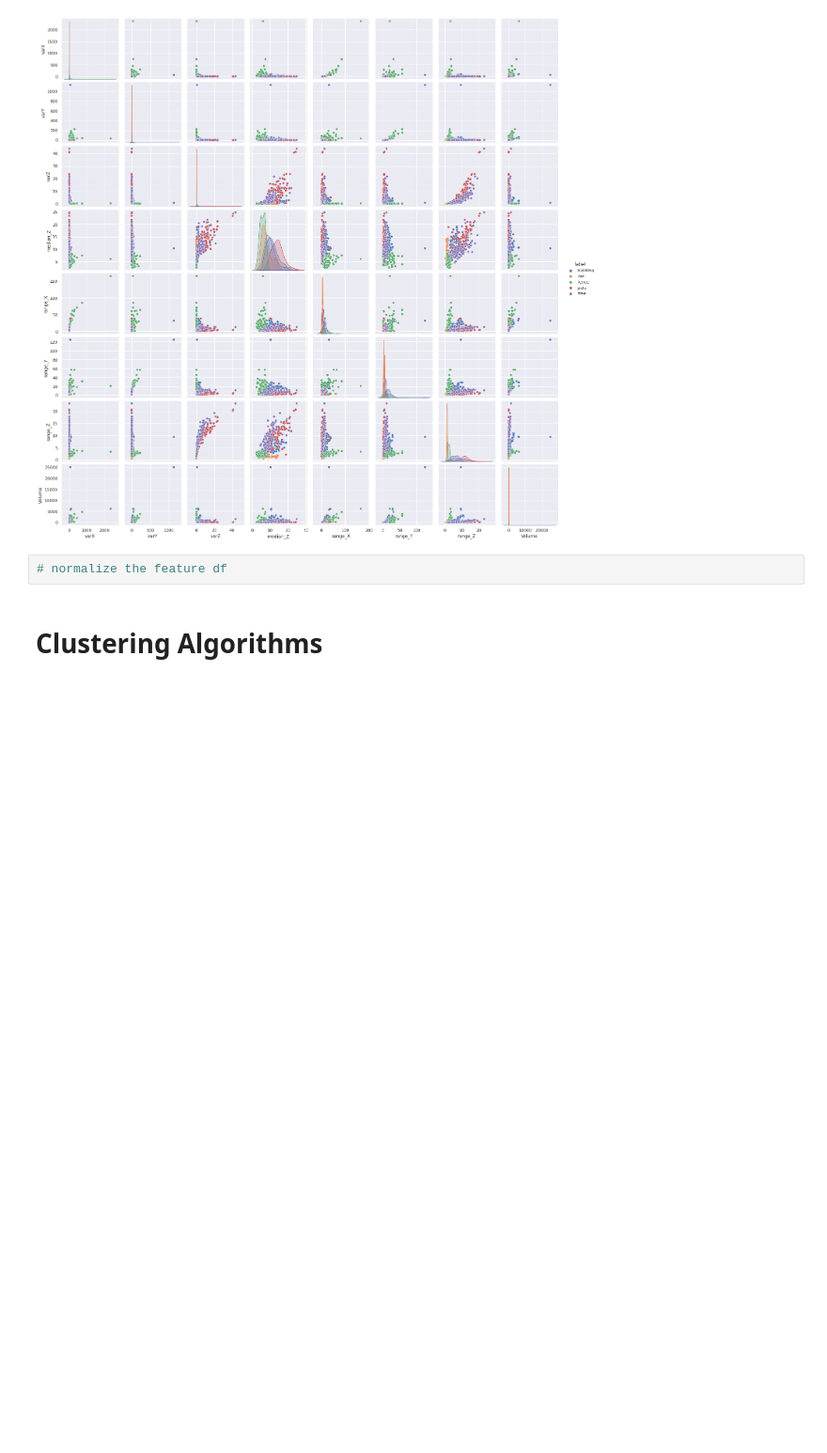
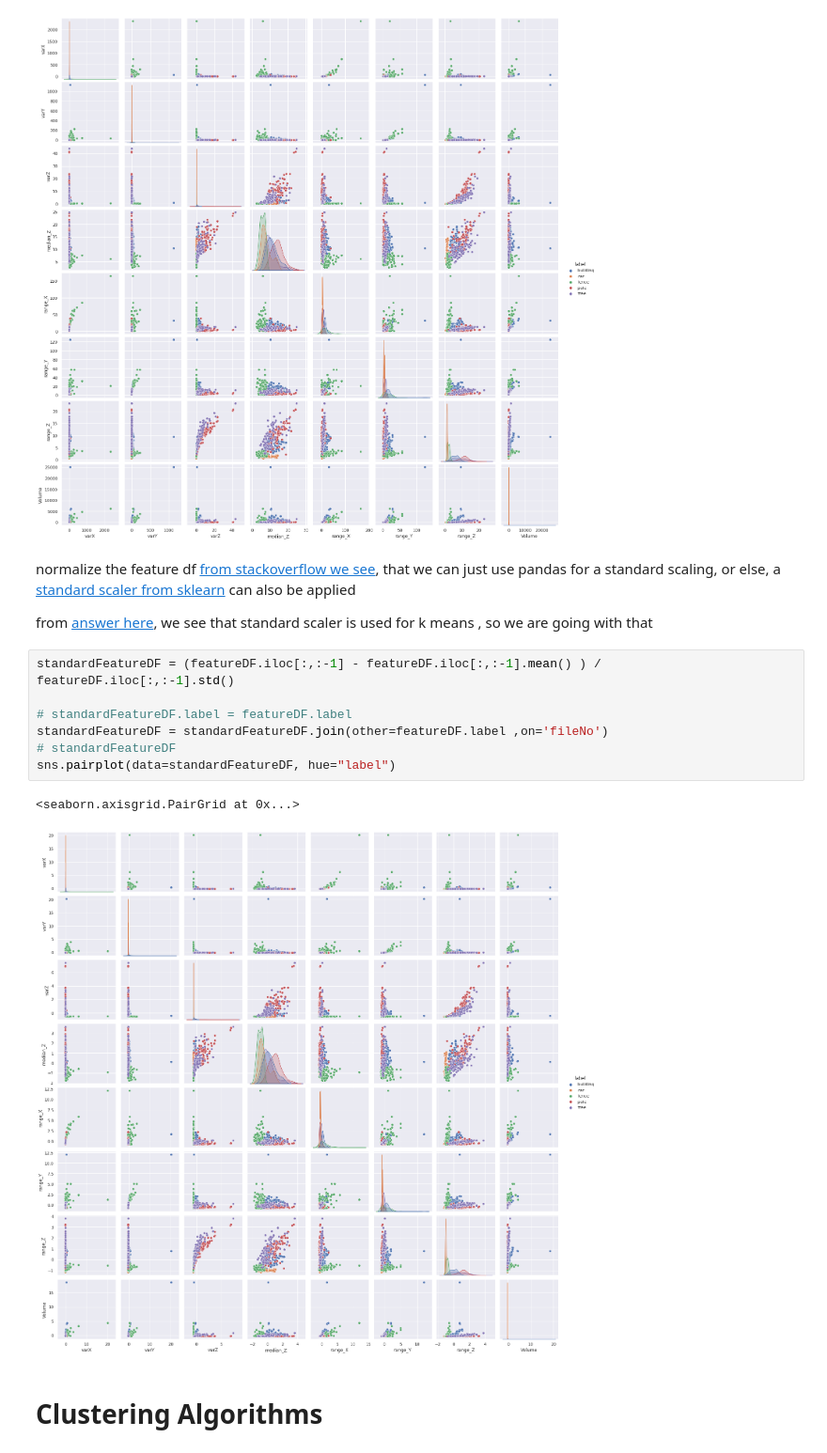
Before and after one commit to pratyush1611/GEO5017_Assignments, a Jupyter notebook: asg01.ipynb, the cells around one changed output. Shown at 94% size. Saved outputs shown, nothing was run; the diff lists cells and outputs as text; blank space fills up the shorter version.

Commit message:
updated: feature standardisation for use in clustering

```diff
--- a/asg01.ipynb
+++ b/asg01.ipynb
@@ -163,8 +163,21 @@ sns.pairplot(data=featureDF, hue="label")
 # %% [output]
 <seaborn.axisgrid.PairGrid at 0x...>
 [figure]
-# %%
-# normalize the feature df
+# %% [markdown]
+normalize the feature df </br>
+[from stackoverflow we see](https://stackoverflow.com/questions/26414913/normalize-columns-of-pandas-data-frame), that we can just use pandas for a standard scaling, or else, a [standard scaler from sklearn](https://scikit-learn.org/stable/modules/generated/sklearn.preprocessing.StandardScaler.html) can also be applied </br>
+
+from [answer here](https://stats.stackexchange.com/questions/417339/data-standardization-vs-normalization-for-clustering-analysis), we see that standard scaler is used for k means , so we are going with that
+# %%
+standardFeatureDF = (featureDF.iloc[:,:-1] - featureDF.iloc[:,:-1].mean() ) / featureDF.iloc[:,:-1].std()
+
+# standardFeatureDF.label = featureDF.label
+standardFeatureDF = standardFeatureDF.join(other=featureDF.label ,on='fileNo')
+# standardFeatureDF
+sns.pairplot(data=standardFeatureDF, hue="label")
+# %% [output]
+<seaborn.axisgrid.PairGrid at 0x...>
+[figure, added]
 # %% [markdown]
 # Clustering Algorithms
 # %%
```
Also changed, not shown: parts of 3 cells of this notebook.
